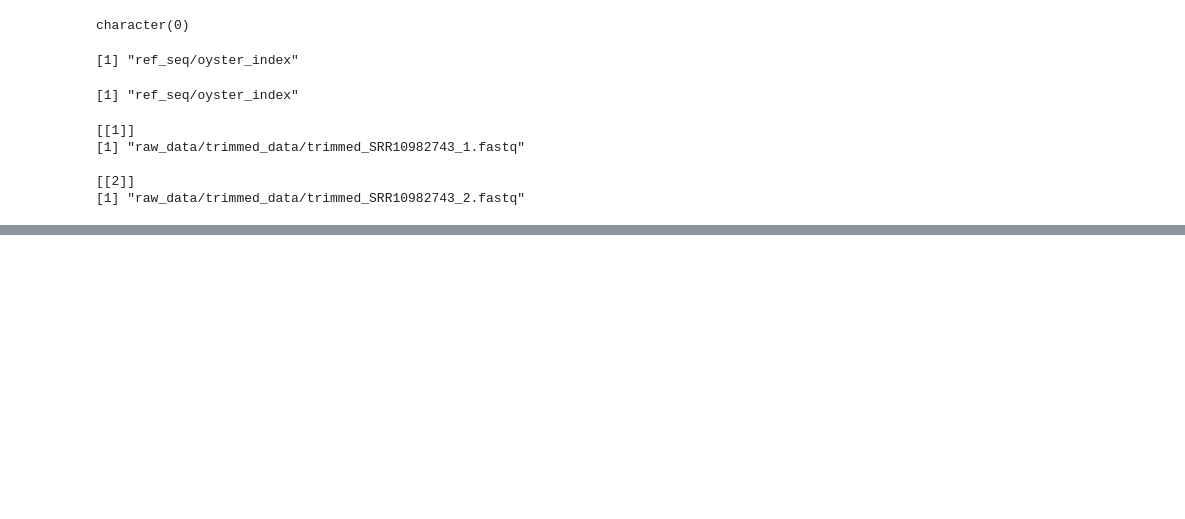
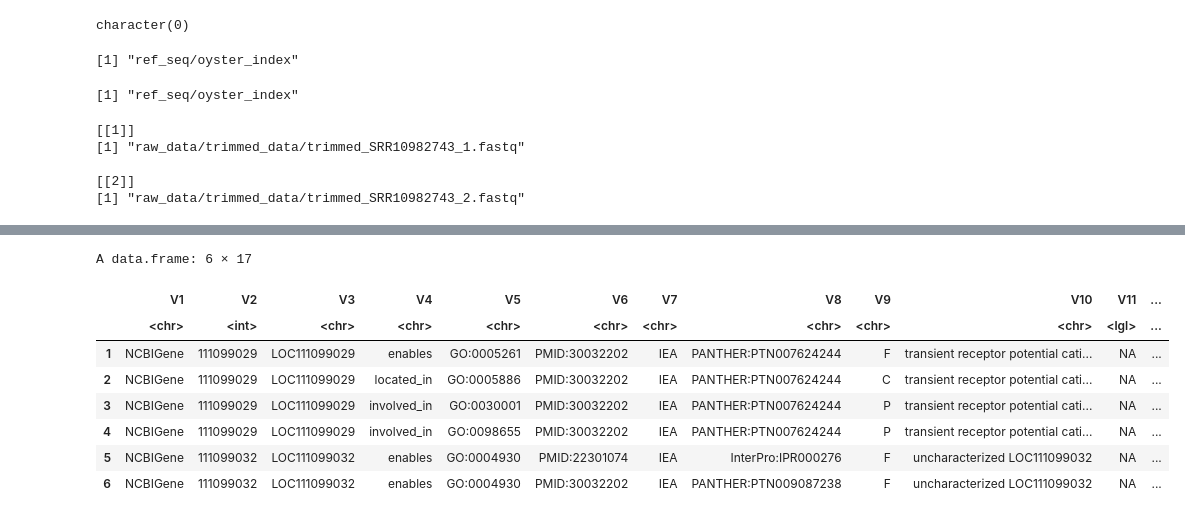
Before and after one commit to MatthewMcGregor-BINF/Selected_Projects, a Jupyter notebook: eastern_oyster_transcriptome.ipynb, the cells around one changed output, grey strips where cells are left out. Saved outputs shown, nothing was run; the diff lists cells and outputs as text; code cells hidden in the pictures; blank space fills up the shorter version.

```diff
--- a/eastern_oyster_transcriptome.ipynb
+++ b/eastern_oyster_transcriptome.ipynb
@@ -500,0 +450,15 @@ res <- topTags(qlf, n = 20)$table
+# %%
+gaf <- read.table("GCF_053477285.1-RS_2025_12_gene_ontology.gaf",
+                   sep="\t", comment.char="!", header=FALSE, quote="")
+# %%
+head(gaf)
+# %% [output]
+A data.frame: 6 × 17
+|  | V1 | V2 | V3 | V4 | V5 | V6 | V7 | V8 | V9 | V10 | V11 | ... |
+|  | <chr> | <int> | <chr> | <chr> | <chr> | <chr> | <chr> | <chr> | <chr> | <chr> | <lgl> | ... |
+| 1 | NCBIGene | 111099029 | LOC111099029 | enables | GO:0005261 | PMID:30032202 | IEA | PANTHER:PTN007624244 | F | transient receptor potential cati... | NA | ... |
+| 2 | NCBIGene | 111099029 | LOC111099029 | located_in | GO:0005886 | PMID:30032202 | IEA | PANTHER:PTN007624244 | C | transient receptor potential cati... | NA | ... |
+| 3 | NCBIGene | 111099029 | LOC111099029 | involved_in | GO:0030001 | PMID:30032202 | IEA | PANTHER:PTN007624244 | P | transient receptor potential cati... | NA | ... |
+| 4 | NCBIGene | 111099029 | LOC111099029 | involved_in | GO:0098655 | PMID:30032202 | IEA | PANTHER:PTN007624244 | P | transient receptor potential cati... | NA | ... |
+| 5 | NCBIGene | 111099032 | LOC111099032 | enables | GO:0004930 | PMID:22301074 | IEA | InterPro:IPR000276 | F | uncharacterized LOC111099032 | NA | ... |
+| 6 | NCBIGene | 111099032 | LOC111099032 | enables | GO:0004930 | PMID:30032202 | IEA | PANTHER:PTN009087238 | F | uncharacterized LOC111099032 | NA | ... |
```
Also changed, not shown: parts of 36 cells of this notebook.
